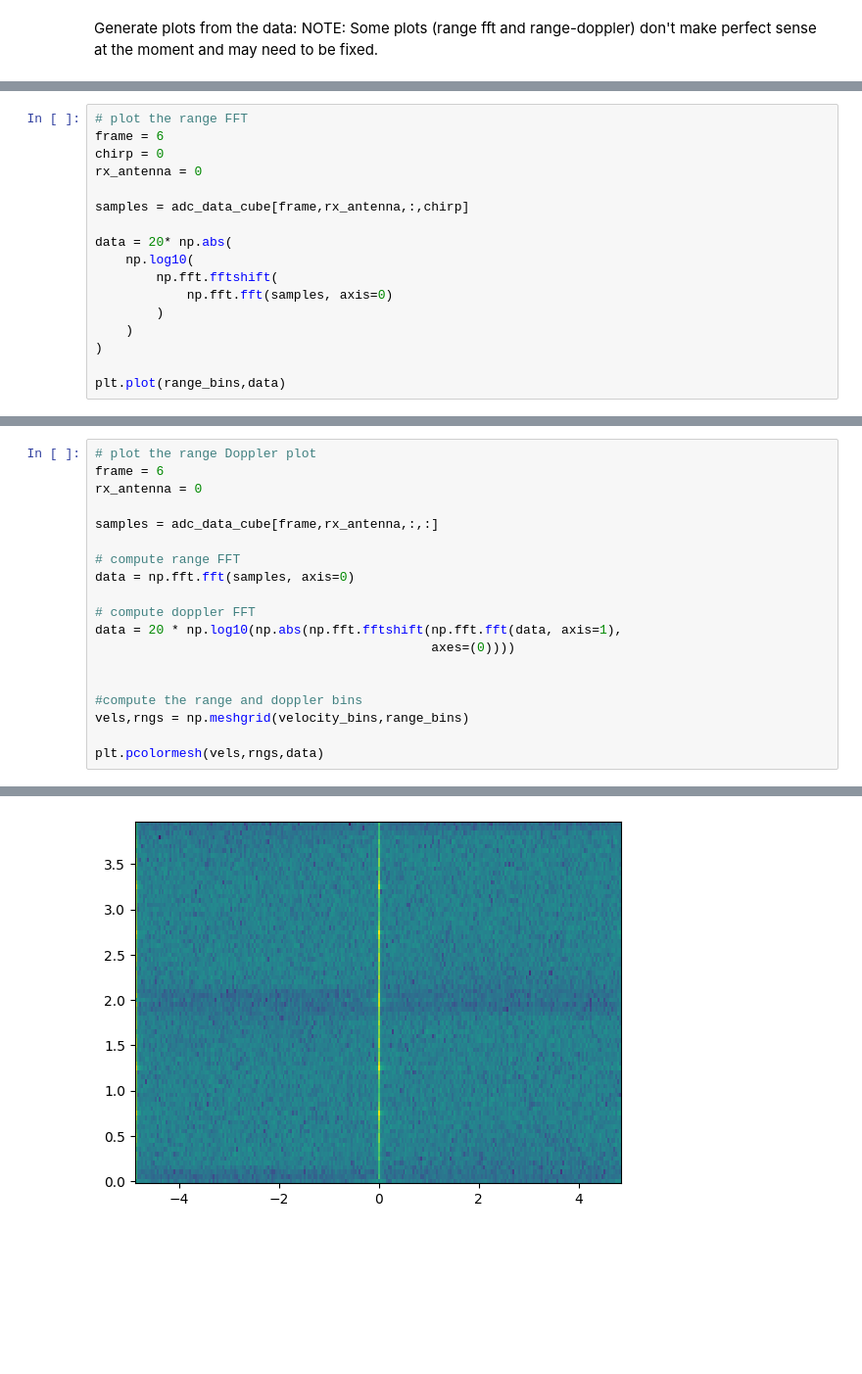
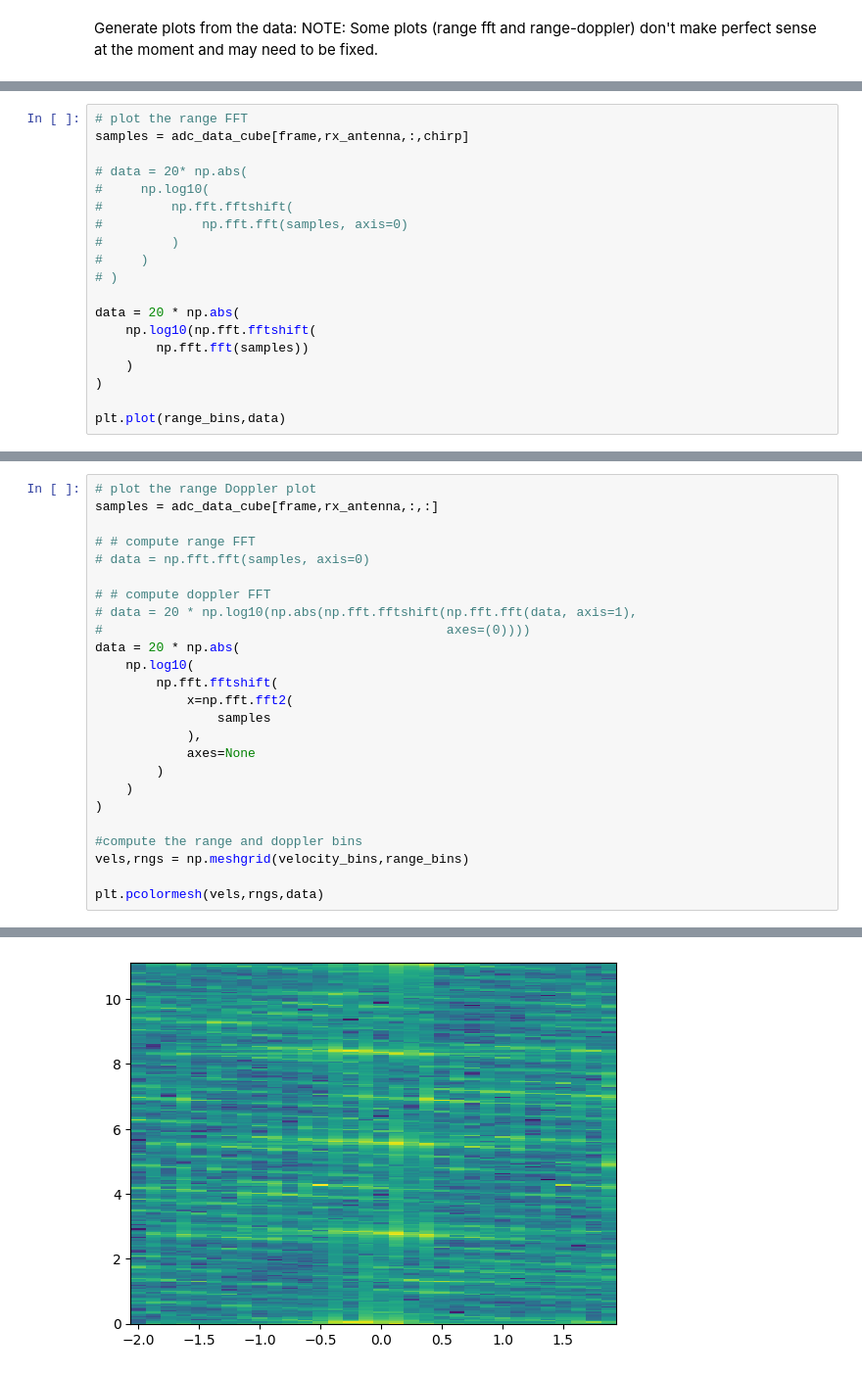
Before and after one commit to davidmhunt/CPSL_TI_Radar, a Jupyter notebook: utilities/process_adc_data.ipynb, the cells around one changed output, grey strips where cells are left out. Shown at 98% size. Saved outputs shown, nothing was run; the diff lists cells and outputs as text; blank space fills up the shorter version.

```diff
--- a/utilities/process_adc_data.ipynb
+++ b/utilities/process_adc_data.ipynb
@@ -84,16 +83,18 @@ plt.plot(np.imag(samples))
 # %%
 # plot the range FFT
-frame = 6
-chirp = 0
-rx_antenna = 0
-
 samples = adc_data_cube[frame,rx_antenna,:,chirp]
 
-data = 20* np.abs(
-    np.log10(
-        np.fft.fftshift(
-            np.fft.fft(samples, axis=0)
-        )
+# data = 20* np.abs(
+#     np.log10(
+#         np.fft.fftshift(
+#             np.fft.fft(samples, axis=0)
+#         )
+#     )
+# )
+
+data = 20 * np.abs(
+    np.log10(np.fft.fftshift(
+        np.fft.fft(samples))
     )
 )
 
@@ -104,22 +105,28 @@ plt.plot(range_bins,data)
 # %%
 # plot the range Doppler plot
-frame = 6
-rx_antenna = 0
-
 samples = adc_data_cube[frame,rx_antenna,:,:]
 
-# compute range FFT
-data = np.fft.fft(samples, axis=0)
+# # compute range FFT
+# data = np.fft.fft(samples, axis=0)
 
-# compute doppler FFT
-data = 20 * np.log10(np.abs(np.fft.fftshift(np.fft.fft(data, axis=1),
-                                            axes=(0))))
-
+# # compute doppler FFT
+# data = 20 * np.log10(np.abs(np.fft.fftshift(np.fft.fft(data, axis=1),
+#                                             axes=(0))))
+data = 20 * np.abs(
+    np.log10(
+        np.fft.fftshift(
+            x=np.fft.fft2(
+                samples
+            ),
+            axes=None
+        )
+    )
+)
 
 #compute the range and doppler bins
 vels,rngs = np.meshgrid(velocity_bins,range_bins)
 
 plt.pcolormesh(vels,rngs,data)
 # %% [output]
 <matplotlib.collections.QuadMesh at 0x...>
-[figure, old version]
+[figure, new version]
```
Also changed, not shown: parts of 5 cells of this notebook, 7 other files.
